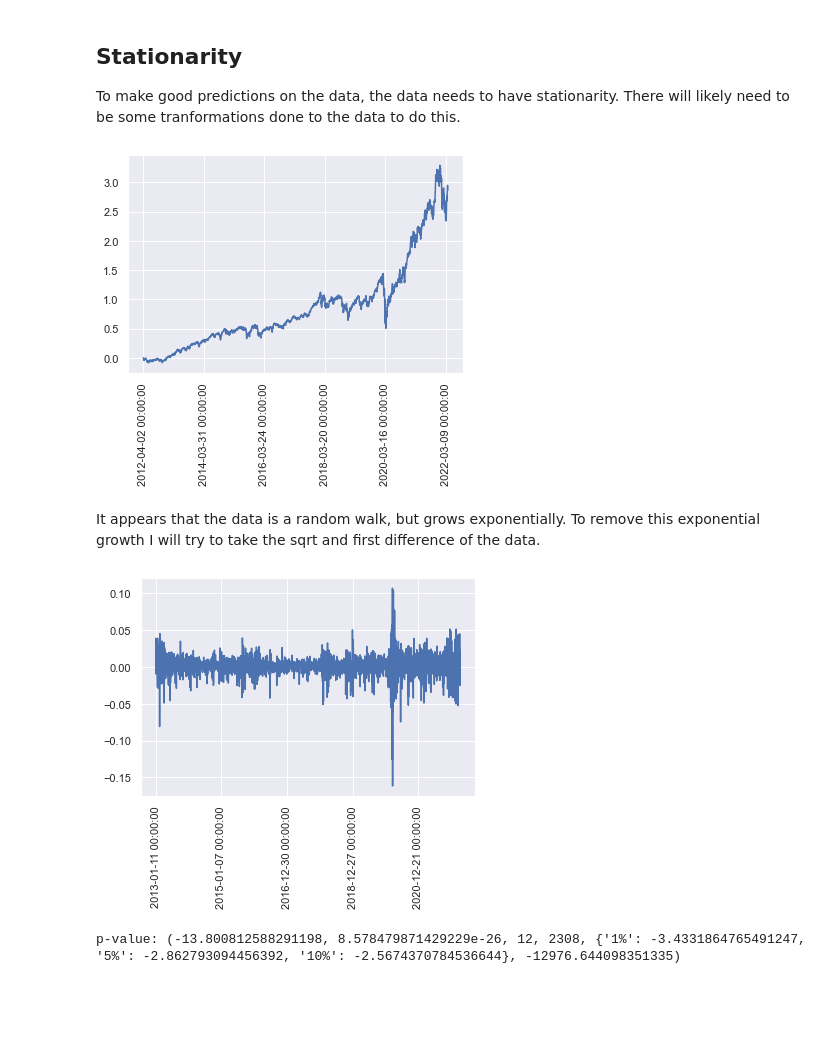
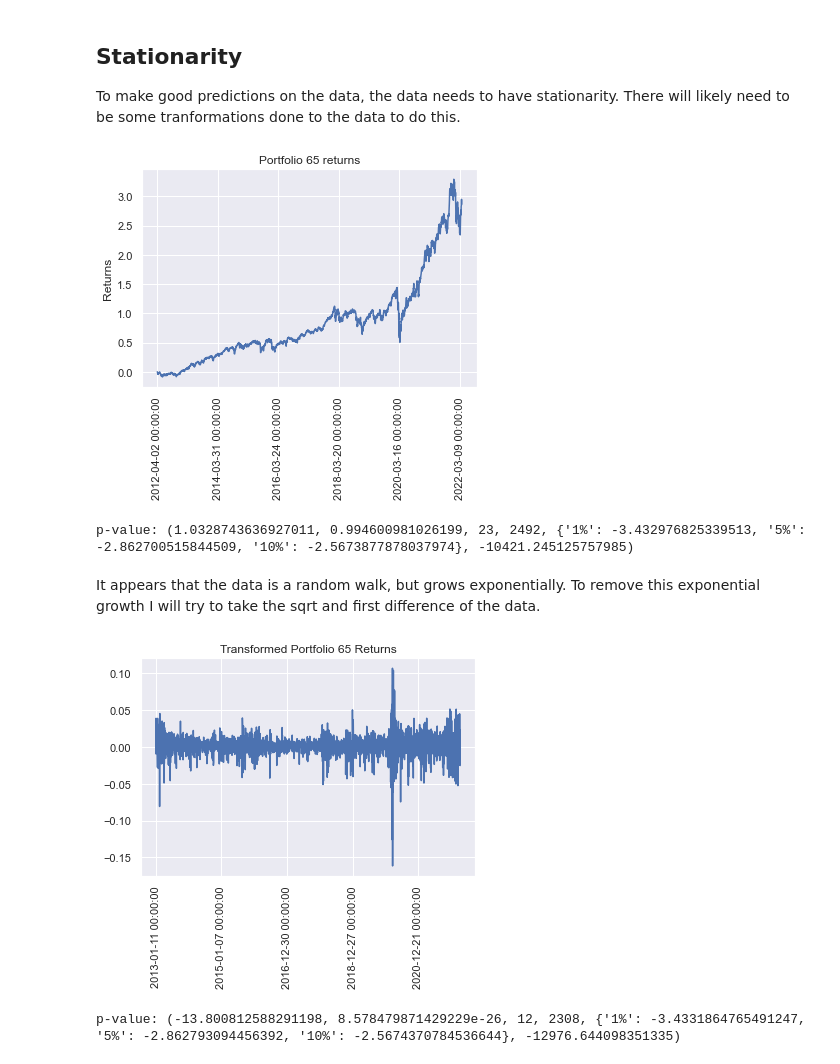
Before and after one commit to tanner-k/Investment-Portfolio-Prediction, a Jupyter notebook: notebooks/traditional_modeling.ipynb, the cells around one changed output. Drawn from its saved outputs; the diff is of its cells as text; code cells hidden in the pictures; blank space fills up the shorter version.

```diff
--- a/notebooks/traditional_modeling.ipynb
+++ b/notebooks/traditional_modeling.ipynb
@@ -49,10 +49,18 @@ To make good predictions on the data, the data needs to have stationarity. There
 # %%
 port65.plot()
 plt.xticks(rotation=90)
+plt.title("Portfolio 65 returns")
+plt.ylabel("Returns")
 
 plt.show()
 # %% [output]
-[figure, old version]
+[figure, new version]
+# %%
+res = adfuller(port65)
+
+print(f"p-value: {res}")
+# %% [output]
+p-value: (1.0328743636927011, 0.994600981026199, 23, 2492, {'1%': -3.432976825339513, '5%': -2.862700515844509, '10%': -2.5673877878037974}, -10421.245125757985)
 # %% [markdown]
 It appears that the data is a random walk, but grows exponentially. To remove this exponential growth I will try to take the sqrt and first difference of the data.
 # %%
@@ -61,10 +69,11 @@ transformed_port = transformed_port.replace([np.inf, -np.inf], np.nan)
 transformed_port = transformed_port.dropna()
 transformed_port.plot()
 plt.xticks(rotation=90)
+plt.title("Transformed Portfolio 65 Returns")
 
 plt.show()
 # %% [output]
-[figure, old version]
+[figure, new version]
 # %%
 res = adfuller(transformed_port)
 
```
Also changed, not shown: parts of 5 cells of this notebook, 1 other file.
